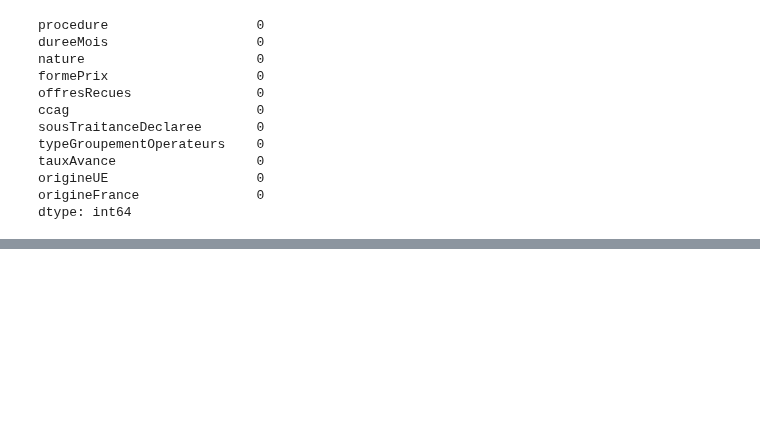
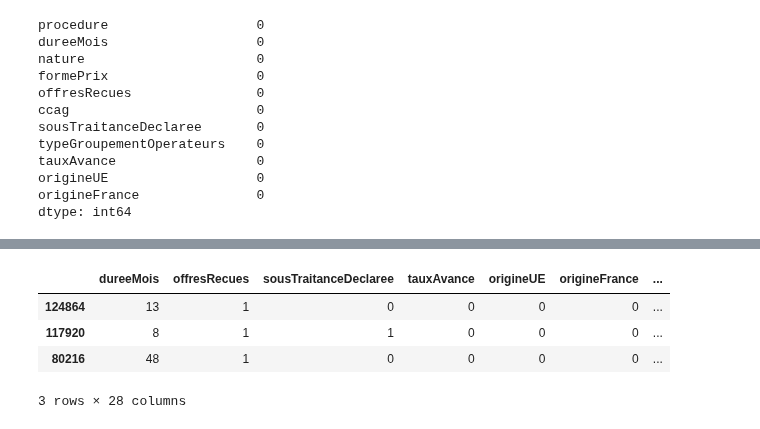
Before and after one commit to RonanB400/decp_ml, a Jupyter notebook: notebooks/PC_explo.ipynb, the cells around one changed output, grey strips where cells are left out. Saved outputs shown, nothing was run; the diff lists cells and outputs as text; code cells hidden in the pictures; blank space fills up the shorter version.

```diff
--- a/notebooks/PC_explo.ipynb
+++ b/notebooks/PC_explo.ipynb
@@ -368,0 +297,7 @@ dtype: int64
+# %%
+from sklearn.preprocessing import OneHotEncoder
+
+ohe = OneHotEncoder(sparse_output=False)
+ohe.fit(X[['procedure', 'formePrix', 'ccag', 'typeGroupementOperateurs', 'nature']])
+
+X[ohe.get_feature_names_out()] = ohe.transform(X[['procedure', 'formePrix', 'ccag', 'typeGroupementOperateurs', 'nature']])
@@ -368,0 +322,9 @@ dtype: int64
+# %%
+X = X.drop(columns=['procedure', 'formePrix', 'ccag', 'typeGroupementOperateurs', 'nature'])
+X.sample(3)
+# %% [output]
+|  | dureeMois | offresRecues | sousTraitanceDeclaree | tauxAvance | origineUE | origineFrance | ... |
+| 124864 | 13 | 1 | 0 | 0 | 0 | 0 | ... |
+| 117920 | 8 | 1 | 1 | 0 | 0 | 0 | ... |
+| 80216 | 48 | 1 | 0 | 0 | 0 | 0 | ... |
+3 rows × 28 columns
```
Also changed, not shown: parts of 16 cells of this notebook.
